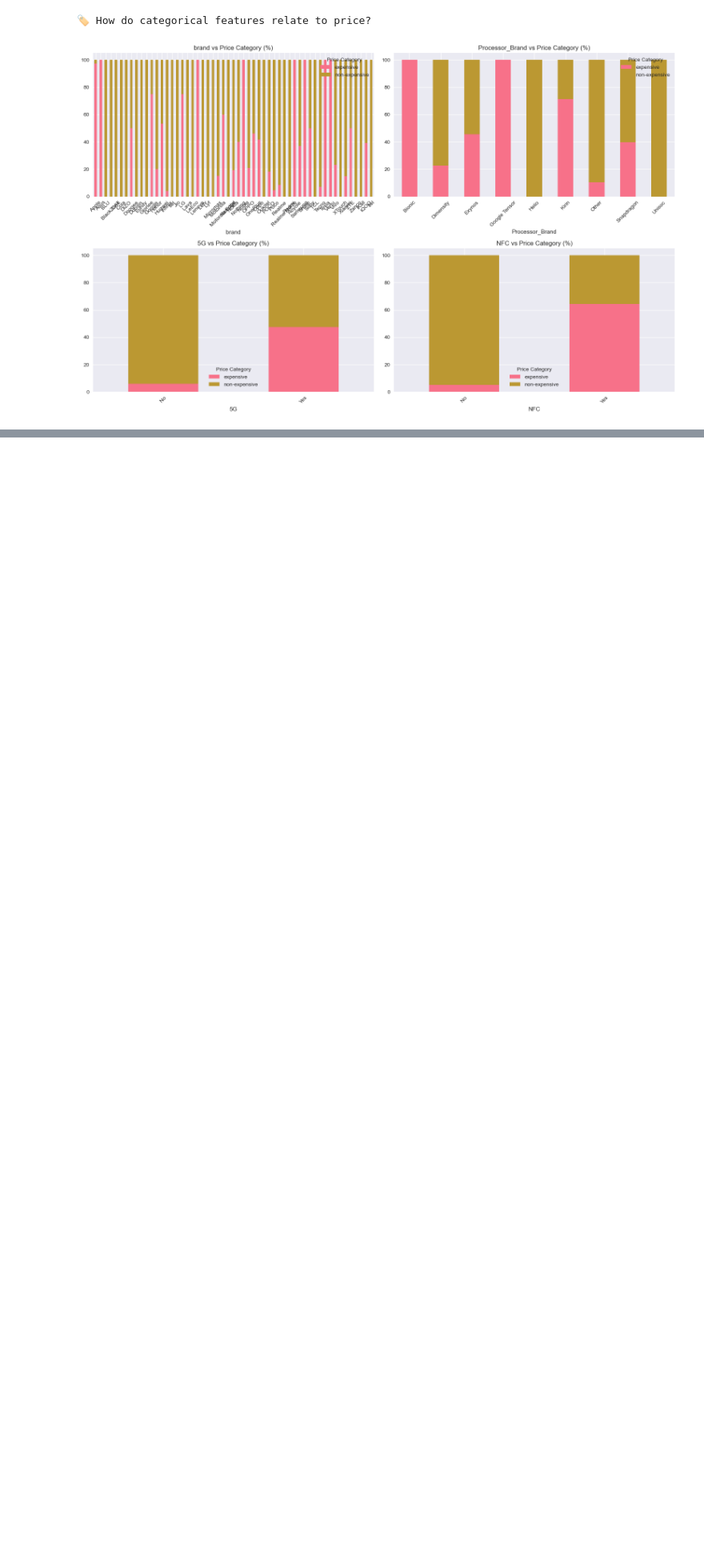
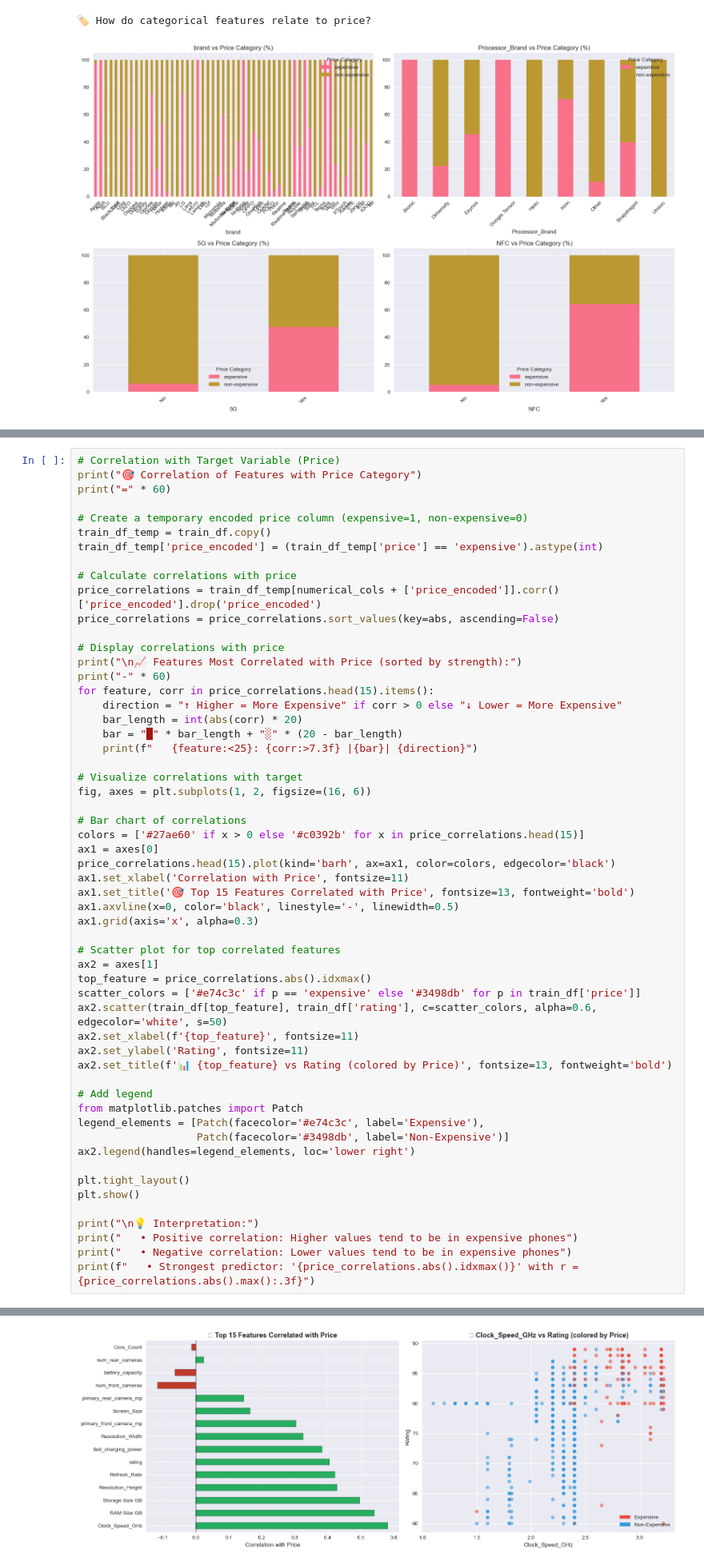
Before and after one commit to AhmedGamall-1/Smart-Phone-Prices-Prediction, a Jupyter notebook: smartphone_price_prediction.ipynb, the cells around one changed output, grey strips where cells are left out. Shown at 80% size. Drawn from its saved outputs; the diff is of its cells as text; blank space fills up the shorter version.

```diff
--- a/smartphone_price_prediction.ipynb
+++ b/smartphone_price_prediction.ipynb
@@ -279,0 +408,57 @@ plt.show()
+# %%
+# Correlation with Target Variable (Price)
+print("🎯 Correlation of Features with Price Category")
+print("=" * 60)
+
+# Create a temporary encoded price column (expensive=1, non-expensive=0)
+train_df_temp = train_df.copy()
+train_df_temp['price_encoded'] = (train_df_temp['price'] == 'expensive').astype(int)
+
+# Calculate correlations with price
+price_correlations = train_df_temp[numerical_cols + ['price_encoded']].corr()['price_encoded'].drop('price_encoded')
+price_correlations = price_correlations.sort_values(key=abs, ascending=False)
+
+# Display correlations with price
+print("\n📈 Features Most Correlated with Price (sorted by strength):")
+print("-" * 60)
+for feature, corr in price_correlations.head(15).items():
+    direction = "↑ Higher = More Expensive" if corr > 0 else "↓ Lower = More Expensive"
+    bar_length = int(abs(corr) * 20)
+    bar = "█" * bar_length + "░" * (20 - bar_length)
+    print(f"   {feature:<25}: {corr:>7.3f} |{bar}| {direction}")
+
+# Visualize correlations with target
+fig, axes = plt.subplots(1, 2, figsize=(16, 6))
+
+# Bar chart of correlations
+colors = ['#27ae60' if x > 0 else '#c0392b' for x in price_correlations.head(15)]
+ax1 = axes[0]
+price_correlations.head(15).plot(kind='barh', ax=ax1, color=colors, edgecolor='black')
+ax1.set_xlabel('Correlation with Price', fontsize=11)
+ax1.set_title('🎯 Top 15 Features Correlated with Price', fontsize=13, fontweight='bold')
+ax1.axvline(x=0, color='black', linestyle='-', linewidth=0.5)
+ax1.grid(axis='x', alpha=0.3)
+
+# Scatter plot for top correlated features
+ax2 = axes[1]
+top_feature = price_correlations.abs().idxmax()
+scatter_colors = ['#e74c3c' if p == 'expensive' else '#3498db' for p in train_df['price']]
+ax2.scatter(train_df[top_feature], train_df['rating'], c=scatter_colors, alpha=0.6, edgecolor='white', s=50)
+ax2.set_xlabel(f'{top_feature}', fontsize=11)
+ax2.set_ylabel('Rating', fontsize=11)
+ax2.set_title(f'📊 {top_feature} vs Rating (colored by Price)', fontsize=13, fontweight='bold')
+
+# Add legend
+from matplotlib.patches import Patch
+legend_elements = [Patch(facecolor='#e74c3c', label='Expensive'),
+                   Patch(facecolor='#3498db', label='Non-Expensive')]
+ax2.legend(handles=legend_elements, loc='lower right')
+
+plt.tight_layout()
+plt.show()
+
+print("\n💡 Interpretation:")
+print("   • Positive correlation: Higher values tend to be in expensive phones")
+print("   • Negative correlation: Lower values tend to be in expensive phones")
+print(f"   • Strongest predictor: '{price_correlations.abs().idxmax()}' with r = {price_correlations.abs().max():.3f}")
+# %% [output]
@@ -279,0 +485 @@ plt.show()
+[figure, added]
```
Also changed, not shown: parts of 20 cells of this notebook.
